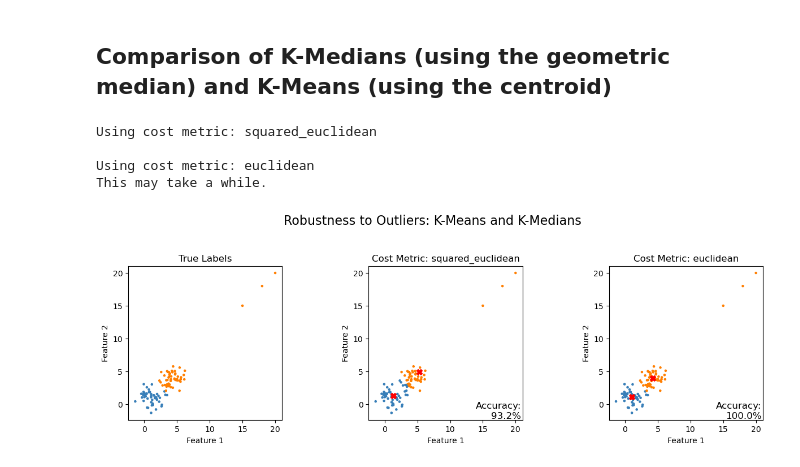
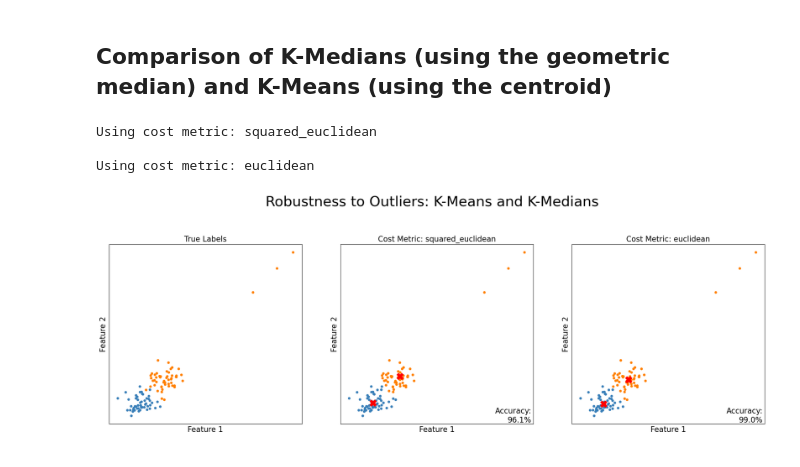
Before and after one commit to KataTech/OTFactorDiscovery, a Jupyter notebook: daniel/Clustering/demo.ipynb, the cells around one changed output. Drawn from its saved outputs; the diff is of its cells as text; code cells hidden in the pictures.

Commit message:
add verbose functionality; display accuracies in SE corner

```diff
--- a/daniel/Clustering/demo.ipynb
+++ b/daniel/Clustering/demo.ipynb
@@ -112,56 +100,67 @@ This may take a while.
 ## Comparison of K-Medians (using the geometric median) and K-Means (using the centroid)
 # %%
 # Generate a synthetic dataset with outliers
-seed = 4
+seed = 5
 n_samples = 100
 centers = [[1, 1], [4, 4]]  # Main clusters
 outliers = [[15, 15], [18, 18], [20, 20]]  # Outliers far away from the main clusters
 X, y = skds.make_blobs(n_samples=n_samples, centers=centers, random_state=seed)
 X = np.concatenate([X, outliers])
 y = np.concatenate([y, [1, 1, 1]])
 
 # List of cost metrics
 cost_metrics = ['squared_euclidean', 'euclidean']
 
 # Create subplots for each cost metric
-fig, axes = plt.subplots(1, len(cost_metrics)+1, figsize=(12, 4))
-fig.suptitle("Robustness to Outliers: K-Means and K-Medians", fontsize=16, y=1.05)
+fig, axes = plt.subplots(1, len(cost_metrics)+1, figsize=(20, 8))
+fig.suptitle("Robustness to Outliers: K-Means and K-Medians", fontsize=30)
 
+
+# Define the color scheme
+colors = np.array(list(itertools.islice(itertools.cycle(['#377eb8', '#ff7f00', '#4daf4a', '#f781bf', '#a65628', '#984ea3',
+                                        '#999999', '#e41a1c', '#dede00']), int(max(kmeans.labels) + 1))))
 # Plot the original data, colored by the true labels
-axes[0].scatter(X[:, 0], X[:, 1], c=colors[y], s=5)
-axes[0].set_title('True Labels')
-axes[0].set_xlabel("Feature 1")
-axes[0].set_ylabel("Feature 2")
-axes[0].set_aspect('equal')
+axes[0].scatter(X[:, 0], X[:, 1], c=colors[y], s=20)
+axes[0].set_title('True Labels', size=16)
+axes[0].set_xlabel("Feature 1", fontsize=16)
+axes[0].set_ylabel("Feature 2", fontsize=16)
+
+# Set common attributes for all subplots
+common_attributes = {
+    'xticks': [],
+    'yticks': [],
+    'aspect': 'equal'
+}
+
+# Set common attributes using plt.setp()
+plt.setp(axes[0], **common_attributes)
 
 # Perform k-means clustering for each cost metric
 for i, cost_metric in enumerate(cost_metrics):
     # Initialize and fit KMeans
     kmeans = KMeans(n_clusters=2, max_iter=600)
-    kmeans.fit(X, cost_metric=cost_metric, max_steps=200, random_state=seed)
-
-    # Define the color scheme
-    colors = np.array(list(islice(cycle(['#377eb8', '#ff7f00', '#4daf4a', '#f781bf', '#a65628', '#984ea3',
-                                         '#999999', '#e41a1c', '#dede00']), int(max(kmeans.labels) + 1))))
+    kmeans.fit(X, cost_metric=cost_metric, max_steps=200, random_state=seed, verbose=False)
 
     # Plot the data points and centroids
     ax = axes[i+1]
-    ax.scatter(X[:, 0], X[:, 1], c=colors[kmeans.labels], s=5)
-    ax.scatter(kmeans.centroids[:, 0], kmeans.centroids[:, 1], marker='X', c='red', s=50, zorder=9)
-    ax.set_title(f"Cost Metric: {cost_metric}")
-    ax.set_xlabel("Feature 1")
-    ax.set_ylabel("Feature 2")
-    ax.set_aspect('equal')
+    ax.scatter(X[:, 0], X[:, 1], c=colors[kmeans.labels], s=20)
+    ax.scatter(kmeans.centroids[:, 0], kmeans.centroids[:, 1], marker='X', c='red', s=200, zorder=9)
+    ax.set_title(f"Cost Metric: {cost_metric}", size=16)
+    ax.set_xlabel("Feature 1", fontsize=16)
+    ax.set_ylabel("Feature 2", fontsize=16)
+
+    # Set common attributes using plt.setp()
+    plt.setp(ax, **common_attributes)
+
     # Display the accuracy of the labels in the bottom right corner as a percentage
     plt.text(.99, .01, ('Accuracy:\n%.1f%%' % (100*max(np.mean(kmeans.labels == y), np.mean(kmeans.labels != y)))).lstrip('0'),
-             transform=ax.transAxes, size=12, horizontalalignment='right')
-
+             transform=ax.transAxes, size=16, horizontalalignment='right')
 
 plt.tight_layout()
+plt.subplots_adjust(wspace=0.2)  # Adjust the spacing between subplots
 plt.show()
 # %% [output]
 Using cost metric: squared_euclidean
 
 Using cost metric: euclidean
-This may take a while.
-[figure, old version]
+[figure, new version]
```
Also changed, not shown: parts of 6 cells of this notebook, 3 other files.
